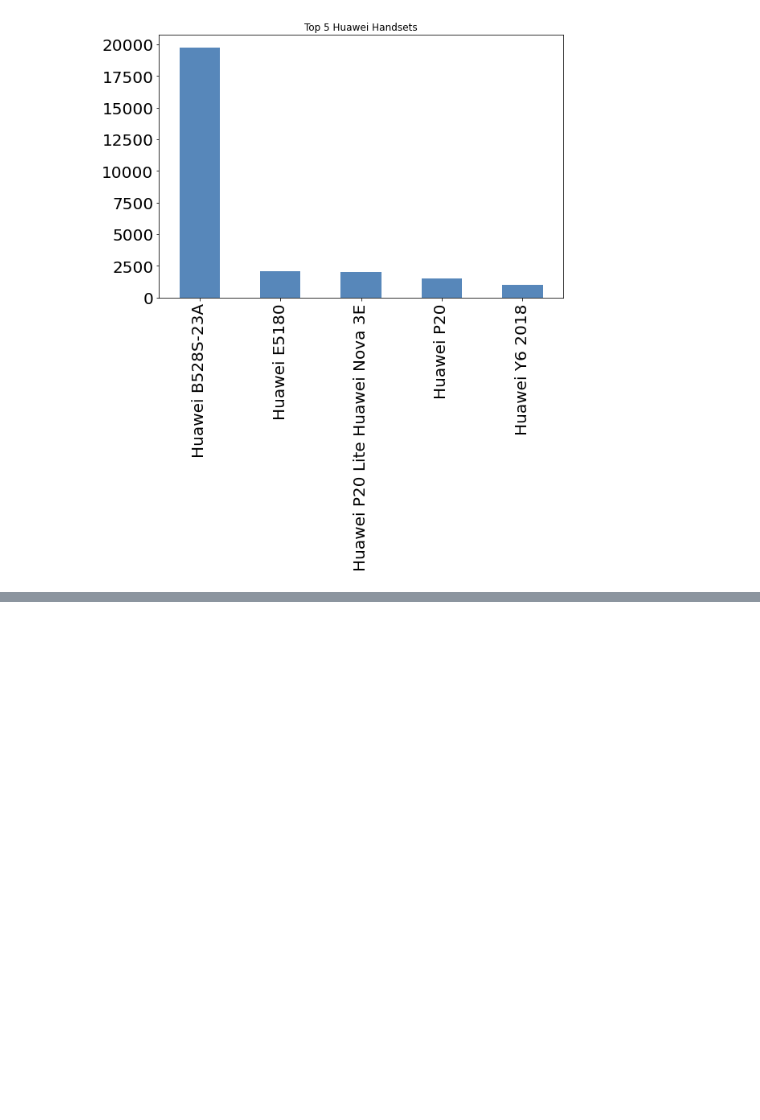
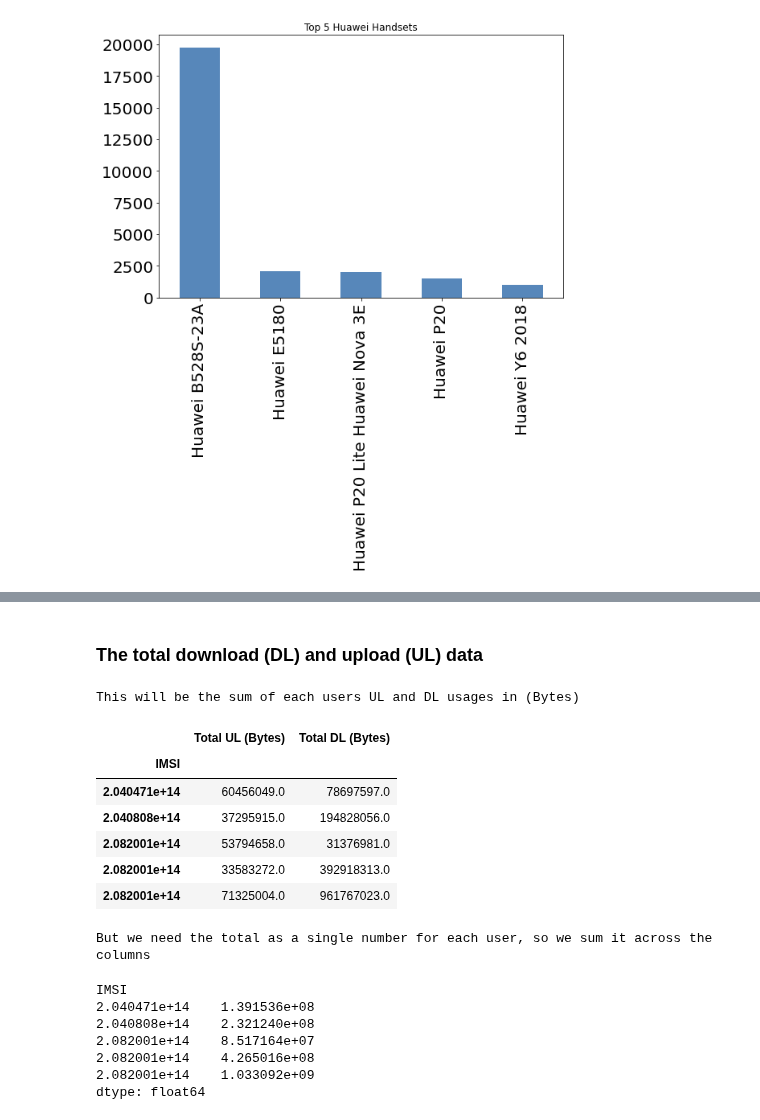
Before and after one commit to Hen0k/TellCo-user-analysis, a Jupyter notebook: notebooks/1-User-Overview-Analysis.ipynb, the cells around one changed output, grey strips where cells are left out. Cells and saved outputs as stored; diff of their text form; code cells hidden in the pictures; blank space fills up the shorter version.

```diff
--- a/notebooks/1-User-Overview-Analysis.ipynb
+++ b/notebooks/1-User-Overview-Analysis.ipynb
@@ -84,0 +163,26 @@ top_5_huawei = plot_top_n_counts(huawei, 'Handset Type', 5, "Top 5 Huawei Handse
+# %% [markdown]
+### The total download (DL) and upload (UL) data
+# %%
+user_total_DLUL = df.groupby(by='IMSI')[['Total UL (Bytes)', 'Total DL (Bytes)']].sum()
+print("This will be the sum of each users UL and DL usages in (Bytes)")
+display(user_total_DLUL.head())
+print("But we need the total as a single number for each user, so we sum it across the columns")
+user_total_DLUL = user_total_DLUL.sum(axis=1)
+display(user_total_DLUL.head())
+# %% [output]
+This will be the sum of each users UL and DL usages in (Bytes)
+|  | Total UL (Bytes) | Total DL (Bytes) |
+| IMSI |  |  |
+| 2.040471e+14 | 60456049.0 | 78697597.0 |
+| 2.040808e+14 | 37295915.0 | 194828056.0 |
+| 2.082001e+14 | 53794658.0 | 31376981.0 |
+| 2.082001e+14 | 33583272.0 | 392918313.0 |
+| 2.082001e+14 | 71325004.0 | 961767023.0 |
+But we need the total as a single number for each user, so we sum it across the columns
+IMSI
+2.040471e+14    1.391536e+08
+2.040808e+14    2.321240e+08
+2.082001e+14    8.517164e+07
+2.082001e+14    4.265016e+08
+2.082001e+14    1.033092e+09
+dtype: float64
```
Also changed, not shown: parts of 19 cells of this notebook.
